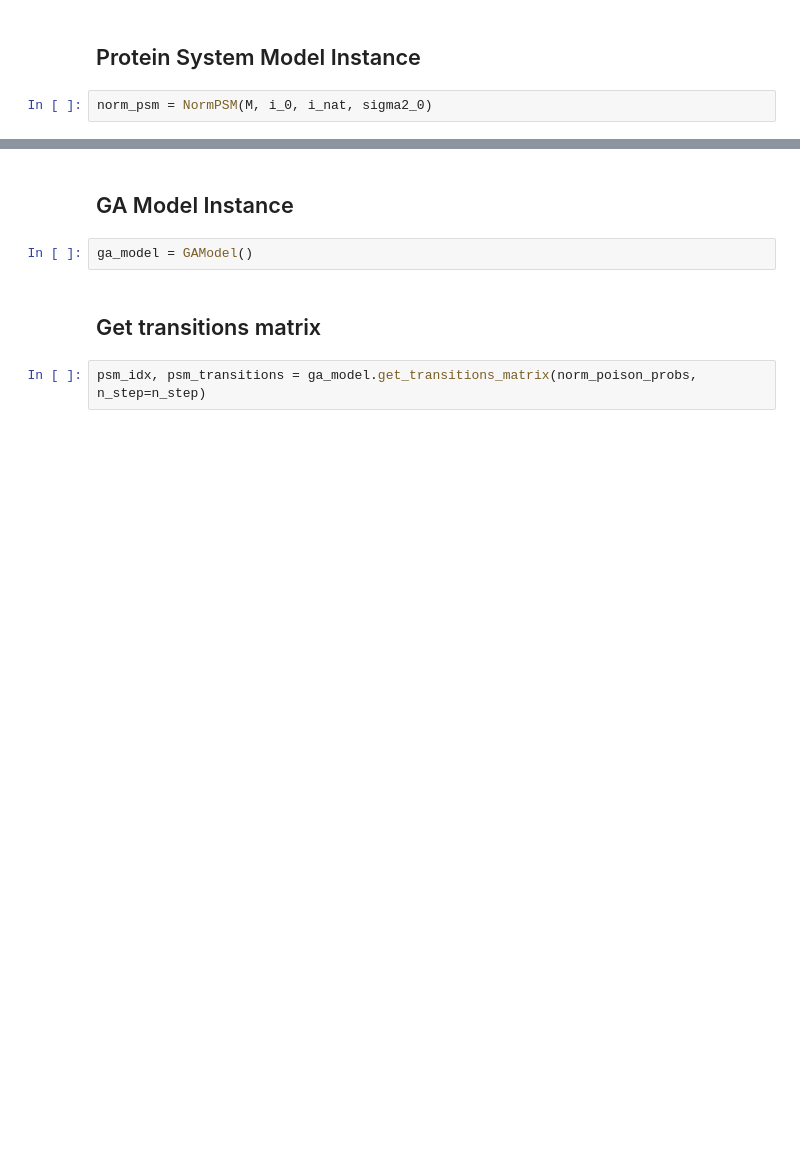
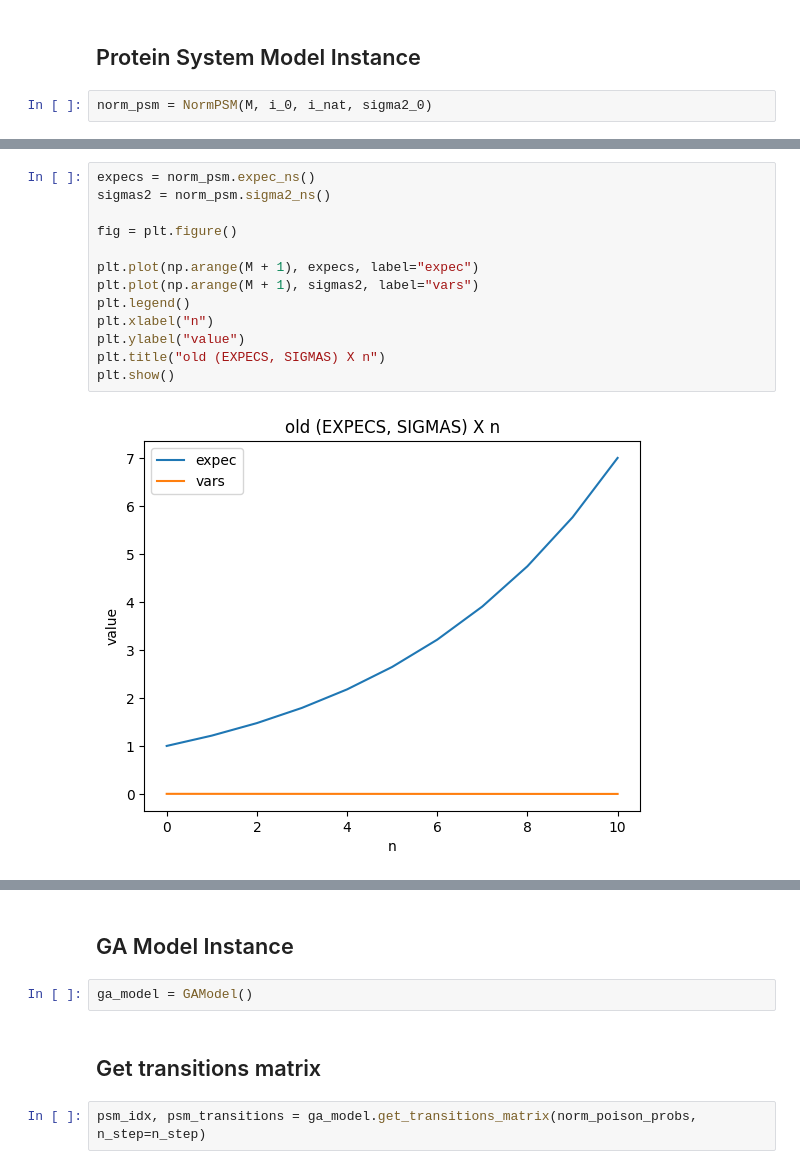
Before and after one commit to jafiorote/ga_error_sources_framework, a Jupyter notebook: notebooks/model_exploration.ipynb, the cells around one changed output, grey strips where cells are left out. Drawn from its saved outputs; the diff is of its cells as text; blank space fills up the shorter version.

```diff
--- a/notebooks/model_exploration.ipynb
+++ b/notebooks/model_exploration.ipynb
@@ -52,0 +62,15 @@ norm_psm = NormPSM(M, i_0, i_nat, sigma2_0)
+# %%
+expecs = norm_psm.expec_ns()
+sigmas2 = norm_psm.sigma2_ns()
+
+fig = plt.figure()
+
+plt.plot(np.arange(M + 1), expecs, label="expec")
+plt.plot(np.arange(M + 1), sigmas2, label="vars")
+plt.legend()
+plt.xlabel("n")
+plt.ylabel("value")
+plt.title("old (EXPECS, SIGMAS) X n")
+plt.show()
+# %% [output]
+[figure, added]
```
Also changed, not shown: parts of 11 cells of this notebook, 2 other files.
